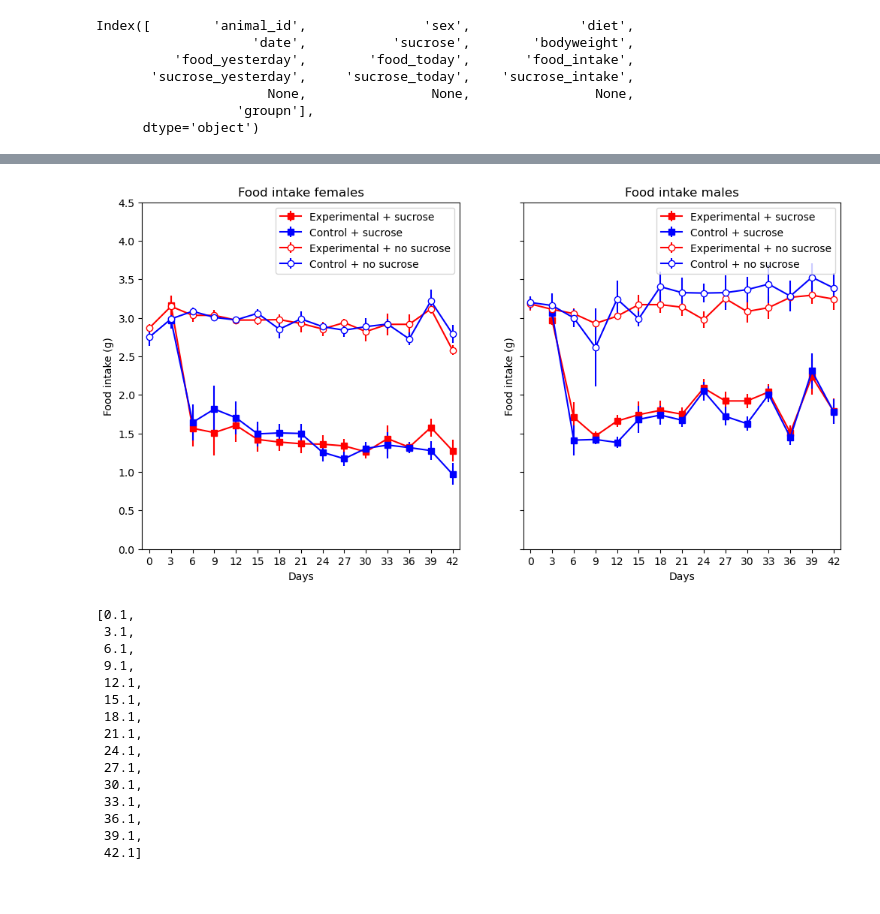
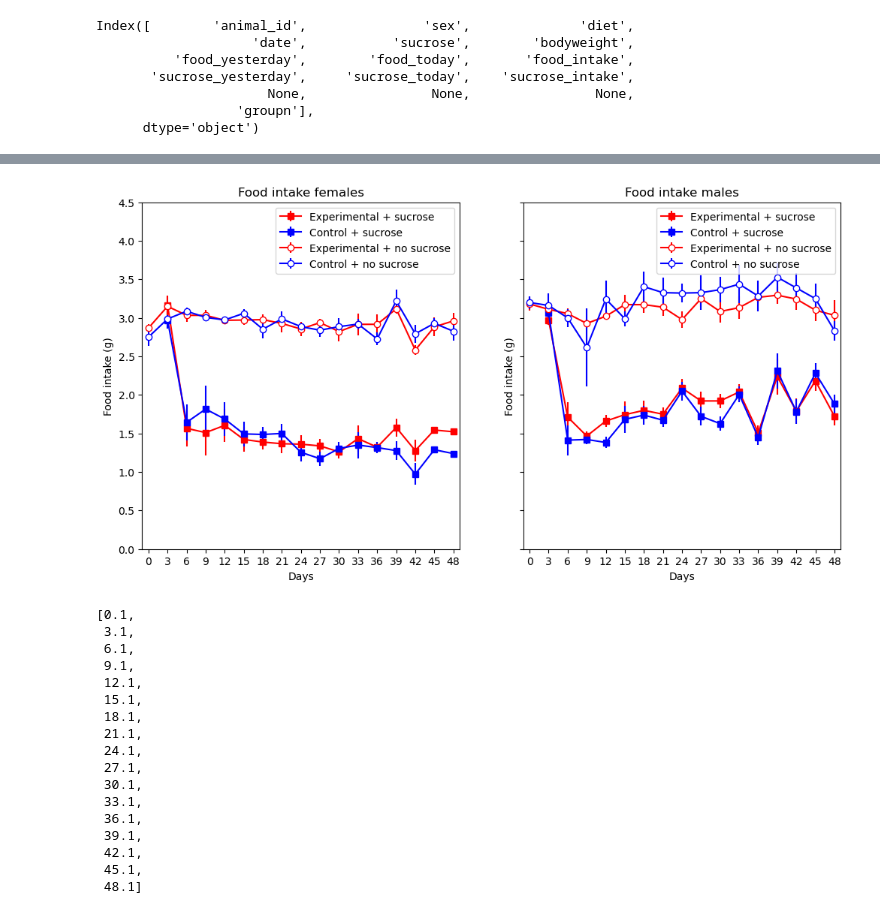
Before and after one commit to marijevisser/niacin, a Jupyter notebook: scripts/niacin_analysis_2.ipynb, the cells around one changed output, grey strips where cells are left out. Drawn from its saved outputs; the diff is of its cells as text; code cells hidden in the pictures.

```diff
--- a/scripts/niacin_analysis_2.ipynb
+++ b/scripts/niacin_analysis_2.ipynb
@@ -196,7 +197,7 @@ f, ax = plt.subplots(ncols=2, figsize=(12, 6), sharey=True,
 # Set x values
 x = np.arange(0, len(mean_fw.query("sex == 'female' and sucrose == 'Yes' and diet == 'experimental'"))*3, 3)
 x = np.arange(0, len(mean_fw.query("sex == 'female' and sucrose == 'Yes' and diet == 'experimental'"))*3, 3)
-x = [0,3,6,9,12,15,18,21,24,27,30,33,36,39,42]
+x = [0,3,6,9,12,15,18,21,24,27,30,33,36,39,42,45,48]
 
 # Plot data for each group in first subplot
 ax[0].errorbar(x,
@@ -243,7 +244,7 @@ ax[0].set_title("Food intake females")
 # Males
 x = np.arange(0, len(mean_fw.query("sex == 'male' and sucrose == 'Yes' and diet == 'experimental'"))*3, 3)
 x = np.arange(0, len(mean_fw.query("sex == 'male' and sucrose == 'Yes' and diet == 'experimental'"))*3, 3)
-x = [0,3,6,9,12,15,18,21,24,27,30,33,36,39,42]
+x = [0,3,6,9,12,15,18,21,24,27,30,33,36,39,42,45,48]
 
 # Plot data for each group in first subplot
 ax[1].errorbar(x,
@@ -261,34 +262,34 @@ ax[1].errorbar(x,
               )
 
 ax[1].errorbar(x,
                mean_fw.query("sex == 'male' and sucrose == 'No' and diet == 'experimental'").food_intake,
                yerr=sem_fw.query("sex == 'male' and sucrose == 'No' and diet == 'experimental'").food_intake,
                marker="o", markerfacecolor="white", color="red",
                label="Experimental + no sucrose"
               )
 
 ax[1].errorbar(x,
                mean_fw.query("sex == 'male' and sucrose == 'No' and diet == 'control'").food_intake,
                yerr=sem_fw.query("sex == 'male' and sucrose == 'No' and diet == 'control'").food_intake,
                marker="o", markerfacecolor="white", color="blue",
                label="Control + no sucrose"
               )
 
 # Set x axis limits and ticks
 ax[1].set_xlim([-1, x[-1]+1])
 ax[1].set_xticks(np.arange(0, x[-1]+1, 3))
 ax[1].set_ylim([0, 4.5])
 
 # Add labels
 ax[1].set_ylabel("Food intake (g)")
 ax[1].set_xlabel("Days")
 ax[1].legend()
 ax[1].set_title("Food intake males")
 
 
 f.savefig("..//results//foodintake.png")
 # %% [output]
-[figure, old version]
+[figure, new version]
 # %%
 ## for when you kinda want the dots/datapoints of the graph not to overlap, add this to some of them
 ## use it instead of the x at the errorbar
@@ -308,7 +309,9 @@ f.savefig("..//results//foodintake.png")
  33.1,
  36.1,
  39.1,
- 42.1]
+ 42.1,
+ 45.1,
+ 48.1]
 # %%
 # Find mean and SEM of all data - body weight
 mean_fw = df_food_water.groupby(["sex", "diet", "sucrose", "date"]).mean(numeric_only=True).reset_index()
```
Also changed, not shown: parts of 10 cells of this notebook, 5 other files.
